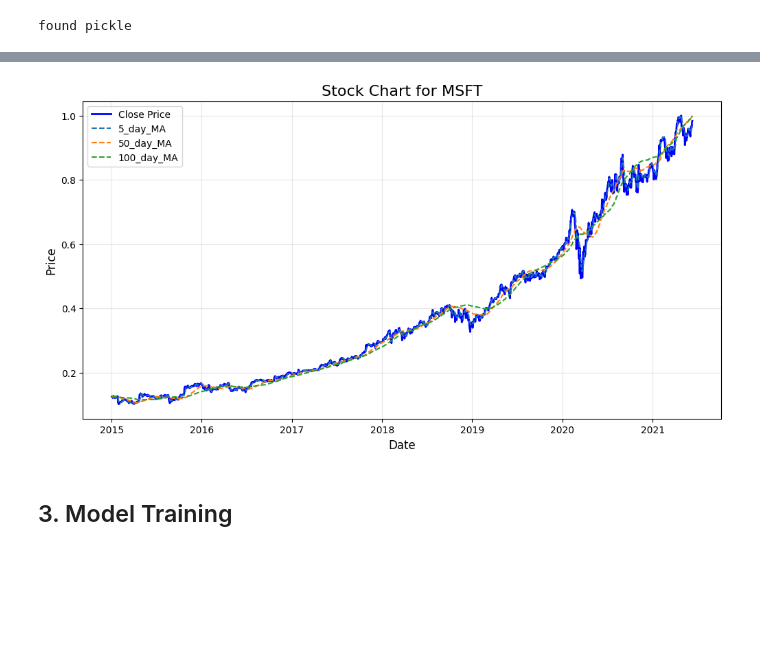
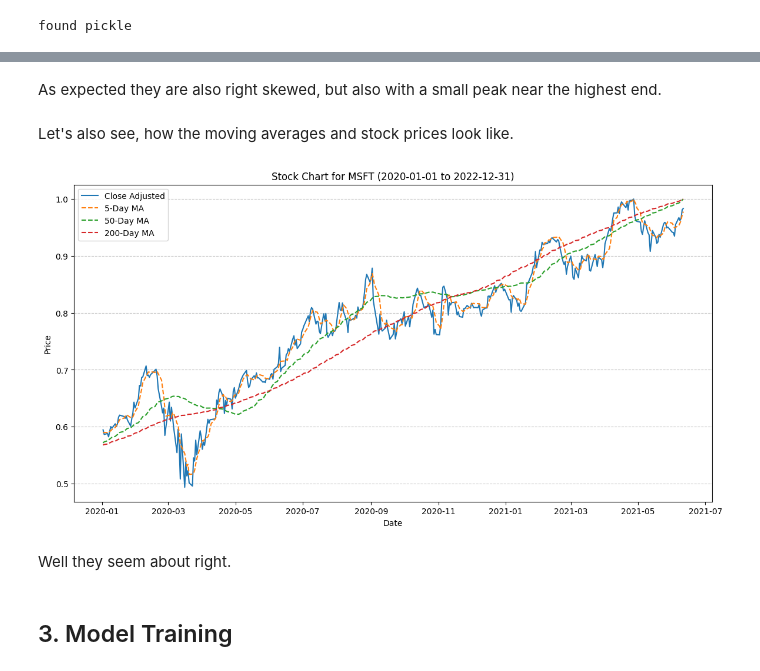
Before and after one commit to thunder913/Deep-Learning, a Jupyter notebook: stocks_deep_learning.ipynb, the cells around one changed output, grey strips where cells are left out. Cells and saved outputs as stored; diff of their text form; code cells hidden in the pictures; blank space fills up the shorter version.

Commit message:
Add charts

```diff
--- a/stocks_deep_learning.ipynb
+++ b/stocks_deep_learning.ipynb
@@ -281 +335,5 @@ found pickle
+# %% [markdown]
+As expected they are also right skewed, but also with a small peak near the highest end.
+# %% [markdown]
+Let's also see, how the moving averages and stock prices look like.
 # %%
@@ -319,5 +366,5 @@ def plot_stock_chart(stock_data_tidy, ticker, start_date=None, end_date=None):
     plt.show()
 # %%
-plot_stock_chart(stock_data_tidy, ticker='MSFT', start_date='2015-01-01', end_date='2022-12-31')
+plot_stock_chart(stock_data_tidy, ticker='MSFT', start_date='2020-01-01', end_date='2022-12-31')
 # %% [output]
-[figure, old version]
+[figure, new version]
@@ -326,3 +371,5 @@ plot_stock_chart(stock_data_tidy, ticker='MSFT', start_date='2015-01-01', end_da
+# %% [markdown]
+Well they seem about right.
 # %% [markdown]
 ## 3. Model Training
 # %%
```
Also changed, not shown: parts of 18 cells of this notebook.
